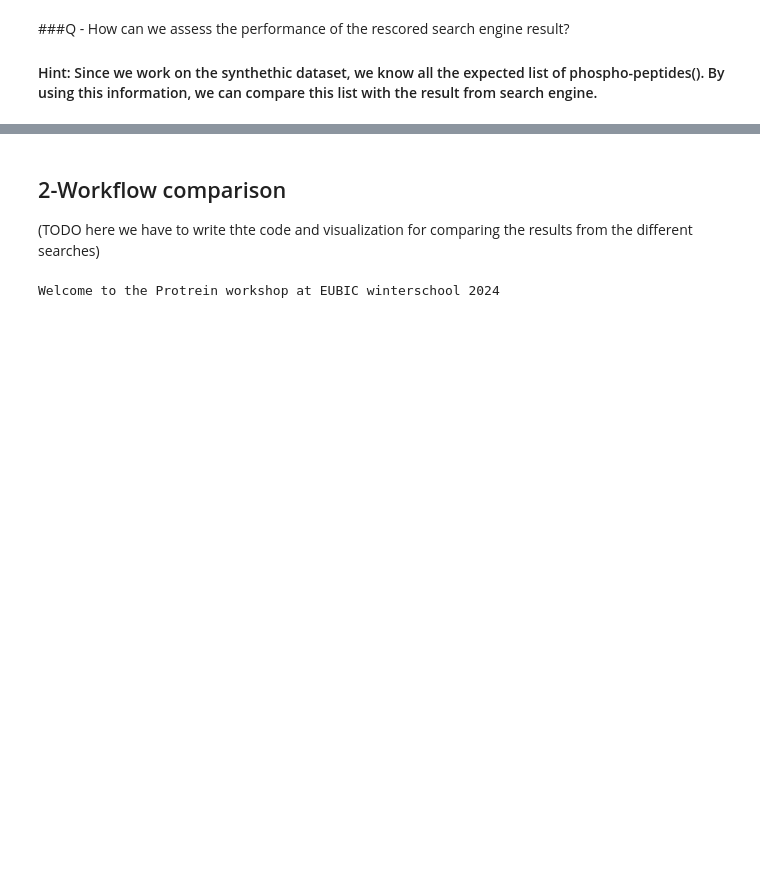
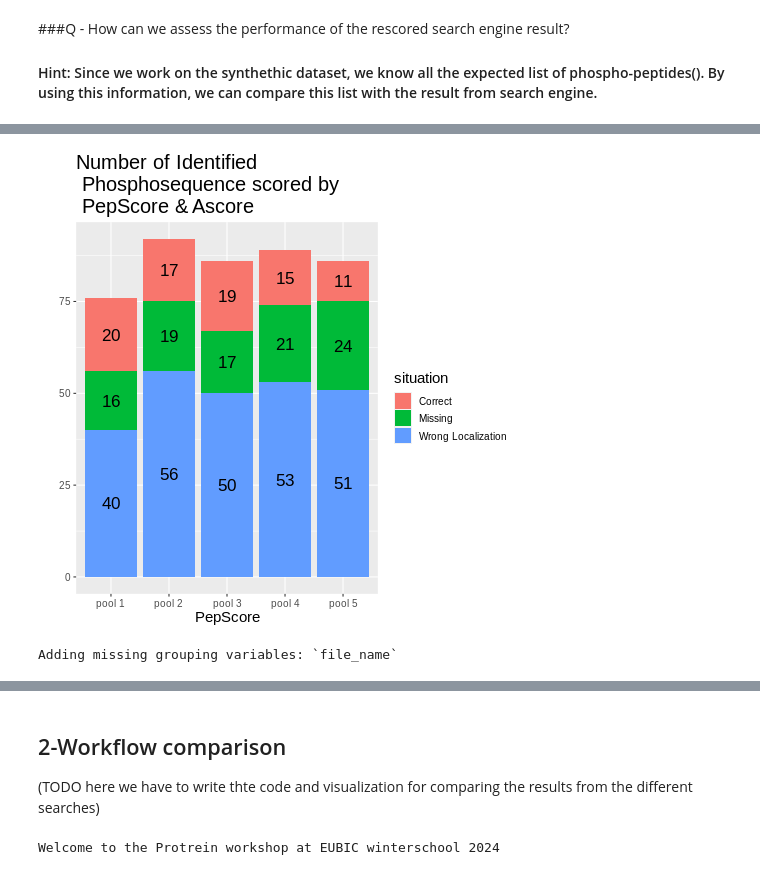
Before and after one commit to arthur-grimaud/protrein_workshopB_eubic2024, a Jupyter notebook: eubic_protrein_workshop_B.ipynb, the cells around one changed output, grey strips where cells are left out. Cells and saved outputs as stored; diff of their text form; code cells hidden in the pictures; blank space fills up the shorter version.

```diff
--- a/eubic_protrein_workshop_B.ipynb
+++ b/eubic_protrein_workshop_B.ipynb
@@ -206,8 +212,9 @@ library(stringr)
 df_result <- all_data %>%
   mutate(phospho_positions = sapply(LocalizedSequence, subtract_based_on_count, option = "phospho")) %>%
   mutate(Phosphosequences = str_replace_all(LocalizedSequence, "\\[\\d+\\]", "")) %>%
-  mutate(common_col=paste(Phosphosequences,phospho_positions,sep="_"))
+  mutate(common_col=paste(Phosphosequences,phospho_positions,sep="_")) %>%
+  mutate(max_ascores = sapply(Ascores,function(x){max(as.numeric(unlist(strsplit(x, ";"))))}))
 
-print(head(df_result$common_col))
-colnames(df_result)
+#print(head(df_result$common_col))
+#colnames(df_result)
 #write.table(df_result, file='/content/2_pep_identification_using_comet_and_pyascore/extract_pos_SF_200217_pPeptideLibrary_pool1_EThcD_OT_rep1.tsv',col.names=T,row.names=F,sep="\t")
@@ -245,5 +237,12 @@ dbl (3): # of sites in peptide, Neutral mass SH Cys, pool
 # %%
 %%R
 library(dplyr)
-combine_df <- expected_list_with_common_col %>% left_join(df_result,by=c("common_col","pool"))
-write.table(combine_df, file='/content/2_pep_identification_using_comet_and_pyascore/finaldf.tsv',col.names=T,row.names=F,sep="\t")
+combine_df <- df_result %>%
+  group_by(file_name) %>%
+  distinct(Phosphosequences,.keep_all = T) %>%
+  full_join(expected_list_with_common_col,by=c("common_col","pool")) %>%
+  mutate(situation=ifelse(Phosphosequences == `Phosphopeptide sequence`,"Correct",NA)) %>%
+  mutate(situation=ifelse((!is.na(Phosphosequences) & is.na(`Phosphopeptide sequence`)),"Wrong Localization",situation)) %>%
+  mutate(situation=ifelse((is.na(Phosphosequences) & !is.na(`Phosphopeptide sequence`)),"Missing",situation))
+
+#write.table(combine_df, file='/content/2_pep_identification_using_comet_and_pyascore/finaldf.tsv',col.names=T,row.names=F,sep="\t")
@@ -249,0 +254,31 @@ write.table(combine_df, file='/content/2_pep_identification_using_comet_and_pyas
+# %%
+%%R
+library(ggplot2)
+p1 <- combine_df %>%
+  ggplot(aes(x=as.character(pool),fill=situation)) + geom_bar() +
+  scale_x_discrete(labels=c(paste("pool",1:5))) +
+  labs(title="Number of Identified \n Phosphosequence scored by \n PepScore & Ascore",x="PepScore",y="") +
+  theme(legend.text = element_text(size=10),
+        axis.title.x = element_text(size=15),
+        axis.title.y = element_text(size=15),
+        plot.title = element_text(size=20),
+        legend.title=element_text(size=15),
+        axis.text.x = element_text(size=10),
+        axis.text.y = element_text(size = 10),
+        axis.title=element_text(size=15)) +
+  geom_text(aes(label=after_stat(count)),stat = "count",position = position_stack(vjust = 0.5),size=6)
+# %%
+%%R
+p1
+# %% [output]
+[figure, added]
+# %%
+%%R
+library(dplyr)
+library(tidyr)
+
+pivot_combine_df <- combine_df %>%
+  select(common_col,PepScore,max_ascores,pool,situation) %>%
+  pivot_longer(cols = contains("score"),values_to = "Scores",names_to = "tool_name",values_drop_na = T)
+# %% [output]
+Adding missing grouping variables: `file_name`
```
Also changed, not shown: parts of 15 cells of this notebook.
